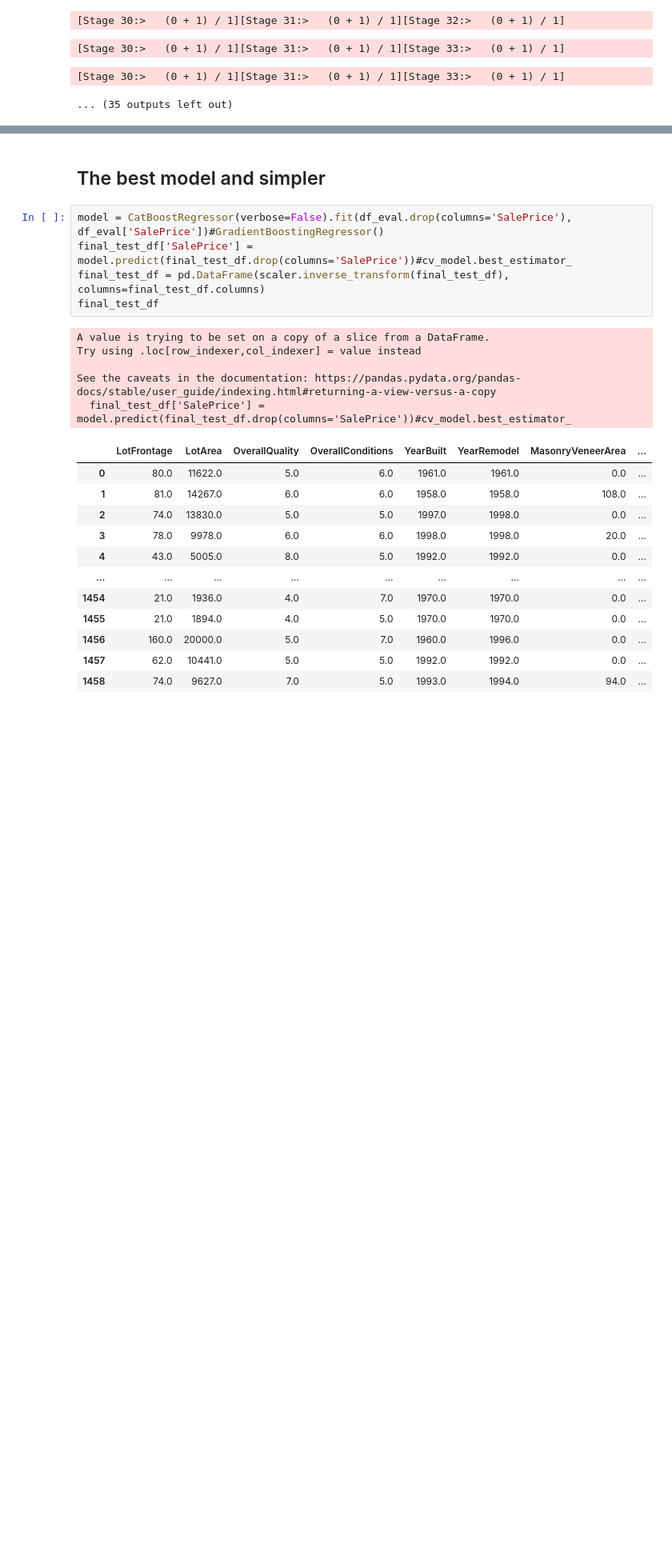
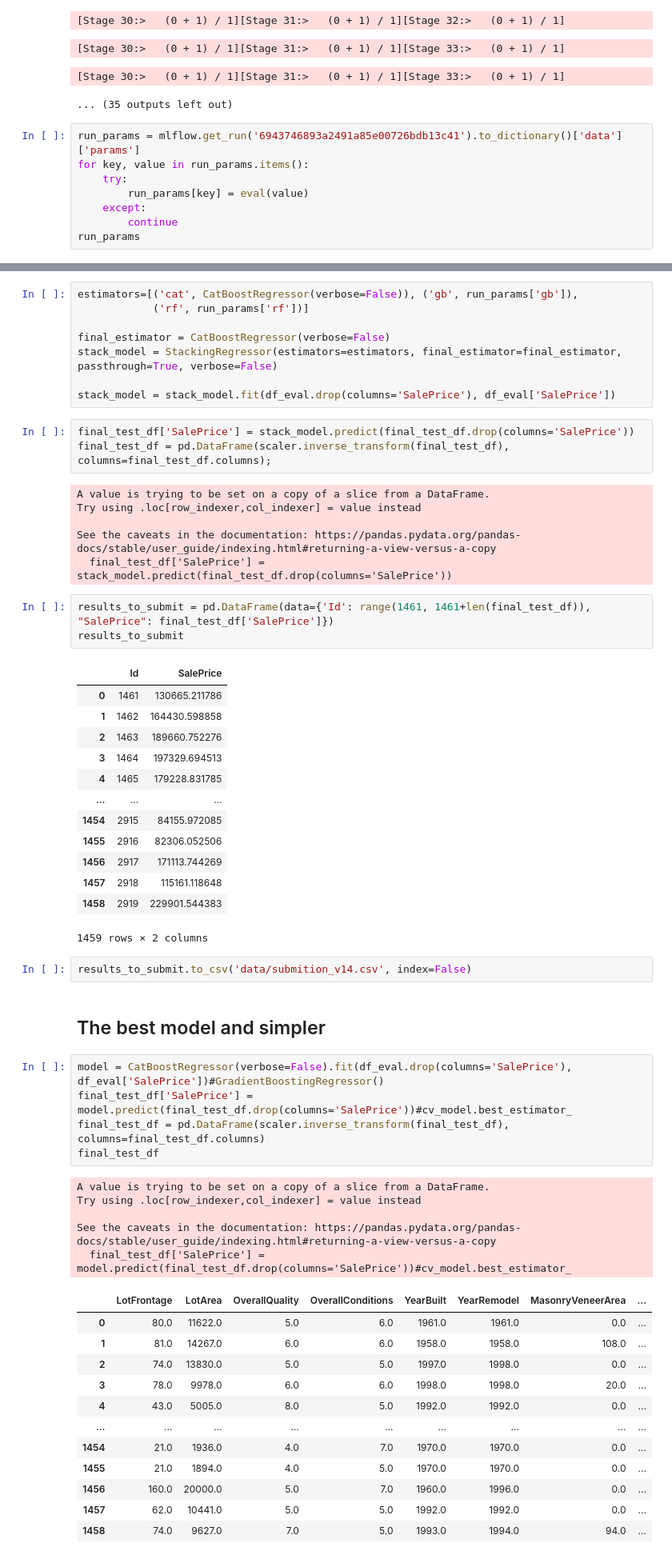
Before and after one commit to ddrc1/house_kaggle, a Jupyter notebook: data_modeling_sklarn.ipynb, the cells around one changed output, grey strips where cells are left out. Shown at 80% size. Saved outputs shown, nothing was run; the diff lists cells and outputs as text; blank space fills up the shorter version.

```diff
--- a/data_modeling_sklarn.ipynb
+++ b/data_modeling_sklarn.ipynb
@@ -565,3 +567,11 @@ with mlflow.start_run(run_name='stack', experiment_id=experiment_id):
 [Stage 30:>   (0 + 1) / 1][Stage 31:>   (0 + 1) / 1][Stage 33:>   (0 + 1) / 1]
 [Stage 30:>   (0 + 1) / 1][Stage 31:>   (0 + 1) / 1][Stage 33:>   (0 + 1) / 1]
 ... (35 outputs left out)
+# %%
+run_params = mlflow.get_run('6943746893a2491a85e00726bdb13c41').to_dictionary()['data']['params']
+for key, value in run_params.items():
+    try:
+        run_params[key] = eval(value)
+    except:
+        continue
+run_params
@@ -568,3 +596,39 @@ with mlflow.start_run(run_name='stack', experiment_id=experiment_id):
+# %%
+estimators=[('cat', CatBoostRegressor(verbose=False)), ('gb', run_params['gb']),
+            ('rf', run_params['rf'])]
+
+final_estimator = CatBoostRegressor(verbose=False)
+stack_model = StackingRegressor(estimators=estimators, final_estimator=final_estimator, passthrough=True, verbose=False)
+
+stack_model = stack_model.fit(df_eval.drop(columns='SalePrice'), df_eval['SalePrice'])
+# %%
+final_test_df['SalePrice'] = stack_model.predict(final_test_df.drop(columns='SalePrice'))
+final_test_df = pd.DataFrame(scaler.inverse_transform(final_test_df), columns=final_test_df.columns);
+# %% [output]
+A value is trying to be set on a copy of a slice from a DataFrame.
+Try using .loc[row_indexer,col_indexer] = value instead
+
+See the caveats in the documentation: https://pandas.pydata.org/pandas-docs/stable/user_guide/indexing.html#returning-a-view-versus-a-copy
+  final_test_df['SalePrice'] = stack_model.predict(final_test_df.drop(columns='SalePrice'))
+# %%
+results_to_submit = pd.DataFrame(data={'Id': range(1461, 1461+len(final_test_df)), "SalePrice": final_test_df['SalePrice']})
+results_to_submit
+# %% [output]
+|  | Id | SalePrice |
+| 0 | 1461 | 130665.211786 |
+| 1 | 1462 | 164430.598858 |
+| 2 | 1463 | 189660.752276 |
+| 3 | 1464 | 197329.694513 |
+| 4 | 1465 | 179228.831785 |
+| ... | ... | ... |
+| 1454 | 2915 | 84155.972085 |
+| 1455 | 2916 | 82306.052506 |
+| 1456 | 2917 | 171113.744269 |
+| 1457 | 2918 | 115161.118648 |
+| 1458 | 2919 | 229901.544383 |
+1459 rows × 2 columns
+# %%
+results_to_submit.to_csv('data/submition_v14.csv', index=False)
 # %% [markdown]
 ## The best model and simpler
 # %%
```
Also changed, not shown: parts of 4 cells of this notebook.
